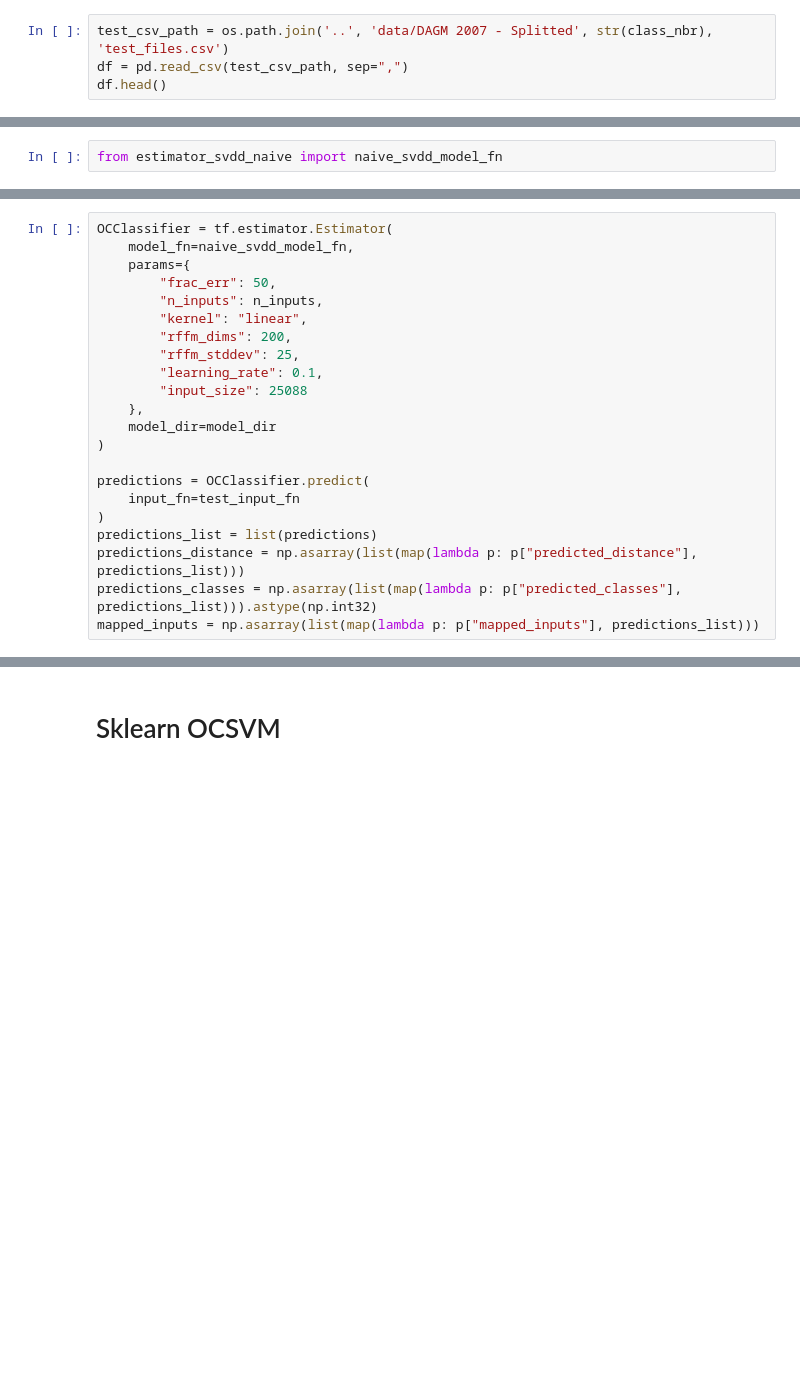
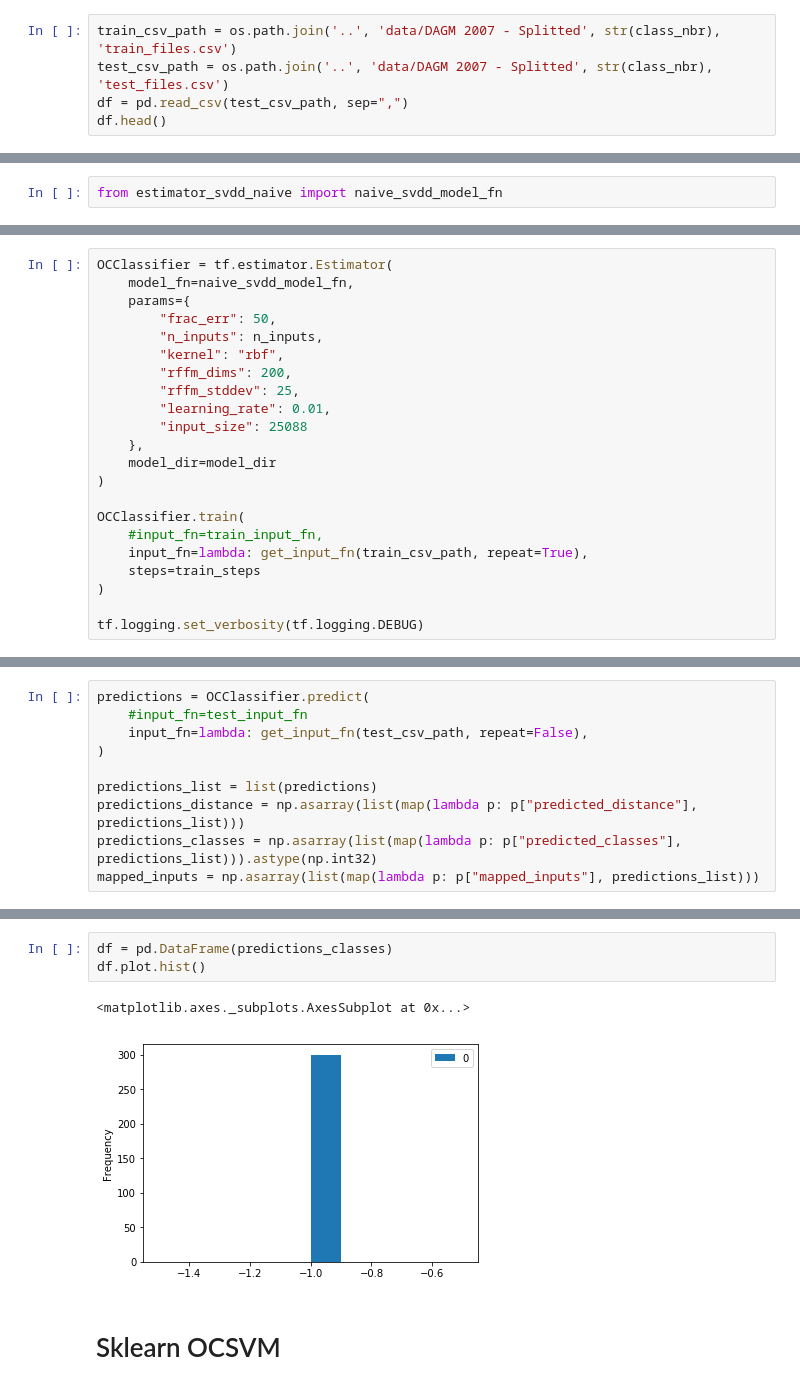
Before and after one commit to DEKHTIARJonathan/DeepOneClass, a Jupyter notebook: source_files/main.ipynb, the cells around one changed output, grey strips where cells are left out. Drawn from its saved outputs; the diff is of its cells as text; blank space fills up the shorter version.

```diff
--- a/source_files/main.ipynb
+++ b/source_files/main.ipynb
@@ -29,4 +14,5 @@ with tf.Session() as sess:
 # %%
+train_csv_path = os.path.join('..', 'data/DAGM 2007 - Splitted', str(class_nbr), 'train_files.csv')
 test_csv_path = os.path.join('..', 'data/DAGM 2007 - Splitted', str(class_nbr), 'test_files.csv')
 df = pd.read_csv(test_csv_path, sep=",")
 df.head()
@@ -88,0 +81,22 @@ model_dir = "../tmp/estimator_svdd_naive"
+# %%
+OCClassifier = tf.estimator.Estimator(
+    model_fn=naive_svdd_model_fn,
+    params={
+        "frac_err": 50,
+        "n_inputs": n_inputs,
+        "kernel": "rbf",
+        "rffm_dims": 200,
+        "rffm_stddev": 25,
+        "learning_rate": 0.01,
+        "input_size": 25088
+    },
+    model_dir=model_dir
+)
+
+OCClassifier.train(
+    #input_fn=train_input_fn,
+    input_fn=lambda: get_input_fn(train_csv_path, repeat=True),
+    steps=train_steps
+)
+
+tf.logging.set_verbosity(tf.logging.DEBUG)
@@ -89,21 +121,9 @@ model_dir = "../tmp/estimator_svdd_naive"
 # %%
-OCClassifier = tf.estimator.Estimator(
-    model_fn=naive_svdd_model_fn,
-    params={
-        "frac_err": 50,
-        "n_inputs": n_inputs,
-        "kernel": "linear",
-        "rffm_dims": 200,
-        "rffm_stddev": 25,
-        "learning_rate": 0.1,
-        "input_size": 25088
-    },
-    model_dir=model_dir
+predictions = OCClassifier.predict(
+    #input_fn=test_input_fn
+    input_fn=lambda: get_input_fn(test_csv_path, repeat=False),
 )
 
-predictions = OCClassifier.predict(
-    input_fn=test_input_fn
-)
 predictions_list = list(predictions)
 predictions_distance = np.asarray(list(map(lambda p: p["predicted_distance"], predictions_list)))
 predictions_classes = np.asarray(list(map(lambda p: p["predicted_classes"], predictions_list))).astype(np.int32)
@@ -118,5 +136,11 @@ INFO:tensorflow:Restoring parameters from ../tmp/estimator_svdd_naive/model.ckpt
 INFO:tensorflow:Running local_init_op.
 INFO:tensorflow:Done running local_init_op.
+# %%
+df = pd.DataFrame(predictions_classes)
+df.plot.hist()
+# %% [output]
+<matplotlib.axes._subplots.AxesSubplot at 0x...>
+[figure, added]
 # %% [markdown]
 # Sklearn OCSVM
 # %%
```
Also changed, not shown: parts of 15 cells of this notebook, 2 other files.
